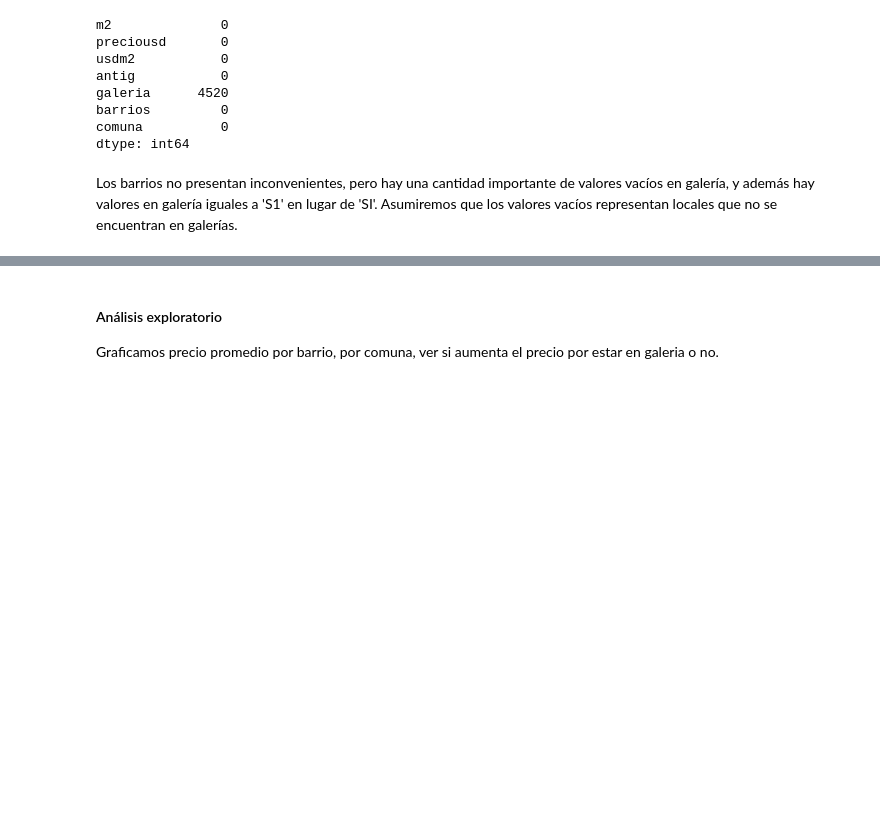
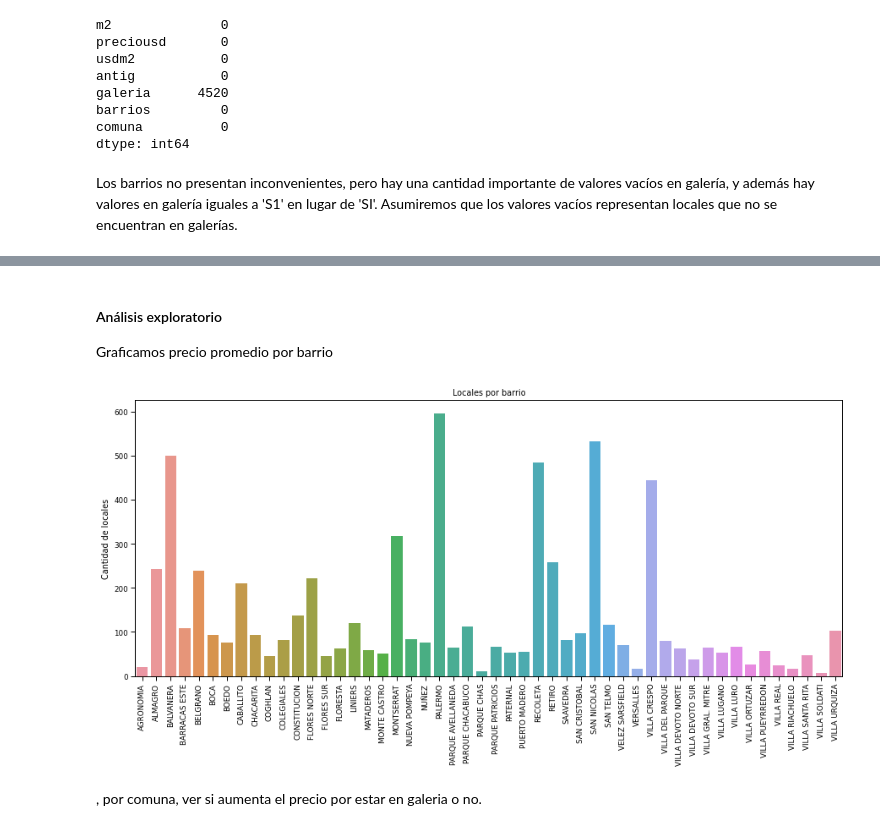
Before and after one commit to stevennm/data_science_utn_clusterai2021_Martins, a Jupyter notebook: clusterai_Steven_Martins_eda.ipynb, the cells around one changed output, grey strips where cells are left out. Saved outputs shown, nothing was run; the diff lists cells and outputs as text; code cells hidden in the pictures; blank space fills up the shorter version.

Commit message:
agregado grafico por barrio

```diff
--- a/clusterai_Steven_Martins_eda.ipynb
+++ b/clusterai_Steven_Martins_eda.ipynb
@@ -122,3 +135,16 @@ Valores de galeria: ['SI' 'NO']
 # %% [markdown]
 #### Análisis exploratorio
-Graficamos precio promedio por barrio, por comuna, ver si aumenta el precio por estar en galeria o no.
+Graficamos precio promedio por barrio
+# %%
+sns.set_context(context="paper", )
+plt.figure(figsize=(15,6))
+sns.countplot(x=df.barrios.sort_values(ascending = True))
+plt.title("Locales por barrio")
+plt.ylabel("Cantidad de locales")
+plt.xlabel("")
+plt.xticks(rotation=90)
+plt.show()
+# %% [output]
+[figure, added]
+# %% [markdown]
+, por comuna, ver si aumenta el precio por estar en galeria o no.
```
Also changed, not shown: parts of 3 cells of this notebook.
